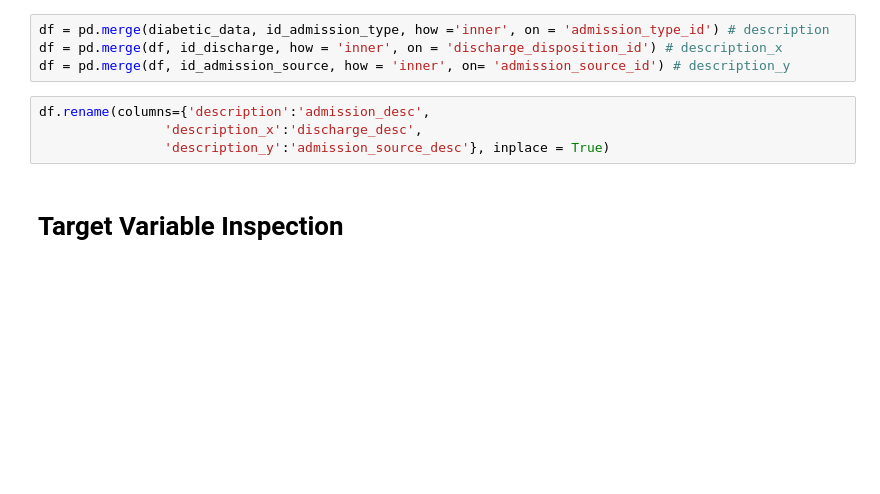
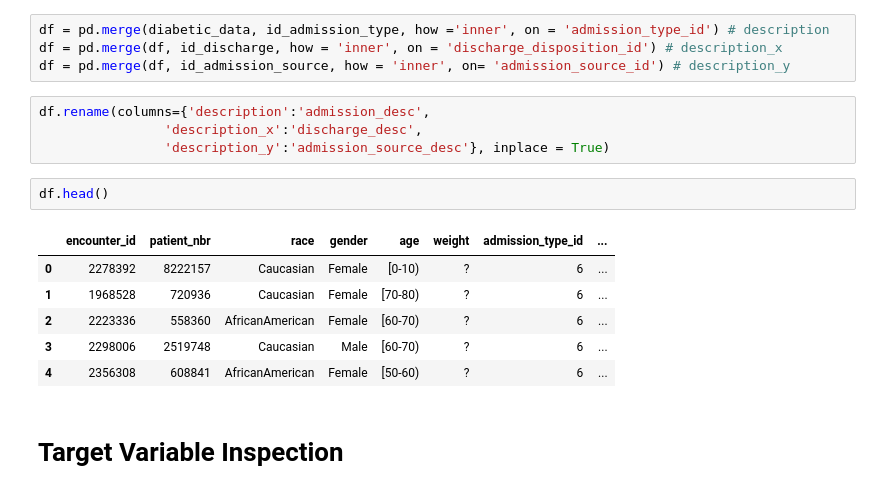
Before and after one commit to Mr-Chang95/Hospital-Readmittance-Classification, a Jupyter notebook: CaseStudy.ipynb, the cells around one changed output. Cells and saved outputs as stored; diff of their text form; blank space fills up the shorter version.

```diff
--- a/CaseStudy.ipynb
+++ b/CaseStudy.ipynb
@@ -129,6 +130,15 @@ df = pd.merge(df, id_admission_source, how = 'inner', on= 'admission_source_id')
 df.rename(columns={'description':'admission_desc',
                 'description_x':'discharge_desc',
                 'description_y':'admission_source_desc'}, inplace = True)
+# %%
+df.head()
+# %% [output]
+|  | encounter_id | patient_nbr | race | gender | age | weight | admission_type_id | ... |
+| 0 | 2278392 | 8222157 | Caucasian | Female | [0-10) | ? | 6 | ... |
+| 1 | 1968528 | 720936 | Caucasian | Female | [70-80) | ? | 6 | ... |
+| 2 | 2223336 | 558360 | AfricanAmerican | Female | [60-70) | ? | 6 | ... |
+| 3 | 2298006 | 2519748 | Caucasian | Male | [60-70) | ? | 6 | ... |
+| 4 | 2356308 | 608841 | AfricanAmerican | Female | [50-60) | ? | 6 | ... |
 # %% [markdown]
 # Target Variable Inspection
 # %%
```
Also changed, not shown: parts of 14 cells of this notebook.
